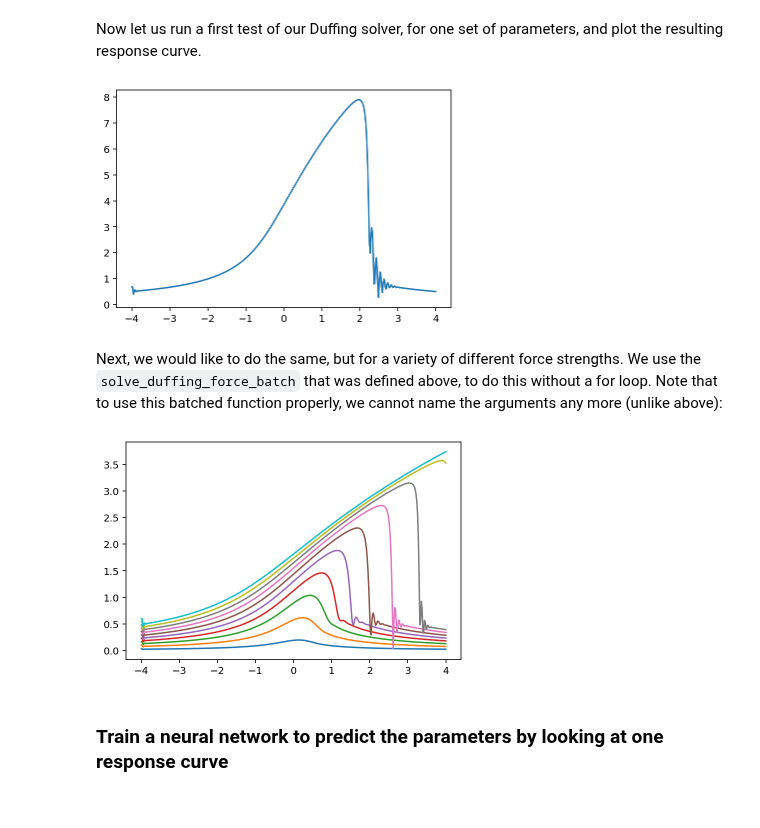
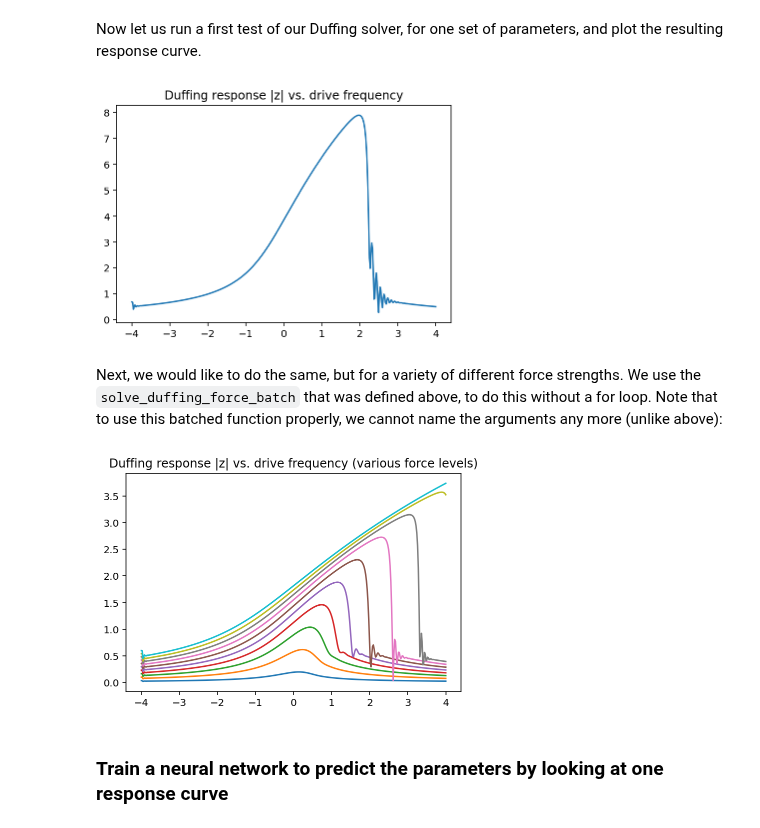
Before and after one commit to FlorianMarquardt/MachineLearningThreeEasyLessons, a Jupyter notebook: 2024_09_Trieste_Duffing_Example.ipynb, the cells around one changed output. Drawn from its saved outputs; the diff is of its cells as text; code cells hidden in the pictures.

````diff
--- a/2024_09_Trieste_Duffing_Example.ipynb
+++ b/2024_09_Trieste_Duffing_Example.ipynb
@@ -159,13 +159,14 @@ Now let us run a first test of our Duffing solver, for one set of parameters, an
 # %%
 zs,ts,omegas = solve_duffing( 0.0+0.01j, omega0=0.0, omega_start=-4.0,
                     omega_stop=+4.0, gamma=.5,
                       epsilon=0.03, force=2.0,
                       t_end=200.0, nsteps=400 )
 
 plt.plot(omegas,jnp.abs(zs))
+plt.title("Duffing response |z| vs. drive frequency")
 plt.show()
 # %% [output]
-[figure, old version]
+[figure, new version]
 # %% [markdown]
 Next, we would like to do the same, but for a variety of different force strengths. We use the ```solve_duffing_force_batch``` that was defined above, to do this without a for loop. Note that to use this batched function properly, we cannot name the arguments any more (unlike above):
 # %%
@@ -177,9 +178,10 @@ zs,ts,omegas = solve_duffing_force_batch( 0.0+0.01j, 0.0,
 
 for j in range(10):
     plt.plot(omegas[j],jnp.abs(zs[j]))
+plt.title("Duffing response |z| vs. drive frequency (various force levels)")
 plt.show()
 # %% [output]
-[figure, old version]
+[figure, new version]
 # %% [markdown]
 ### Train a neural network to predict the parameters by looking at one response curve
 # %% [markdown]
````
Also changed, not shown: parts of 2 cells of this notebook.
